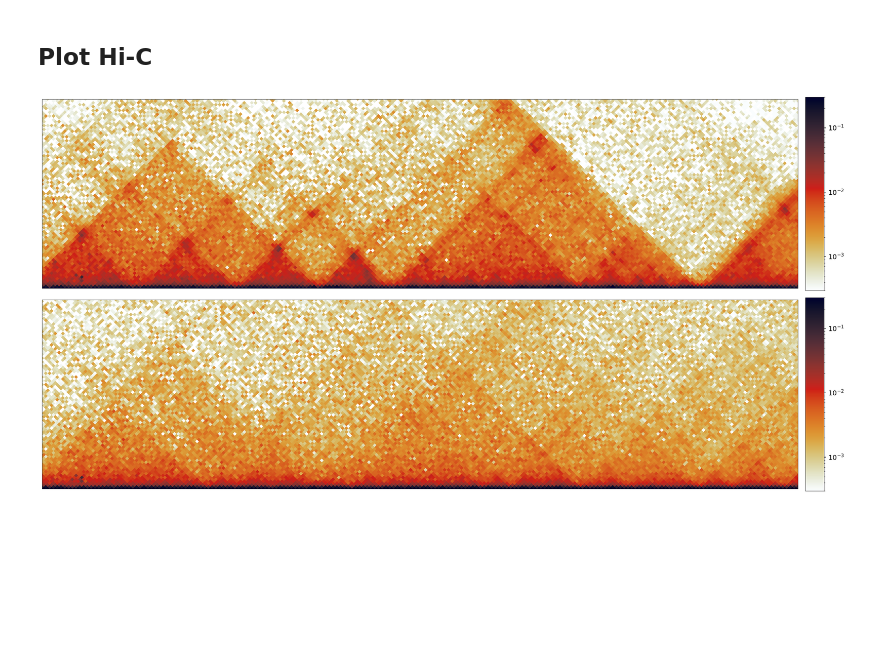
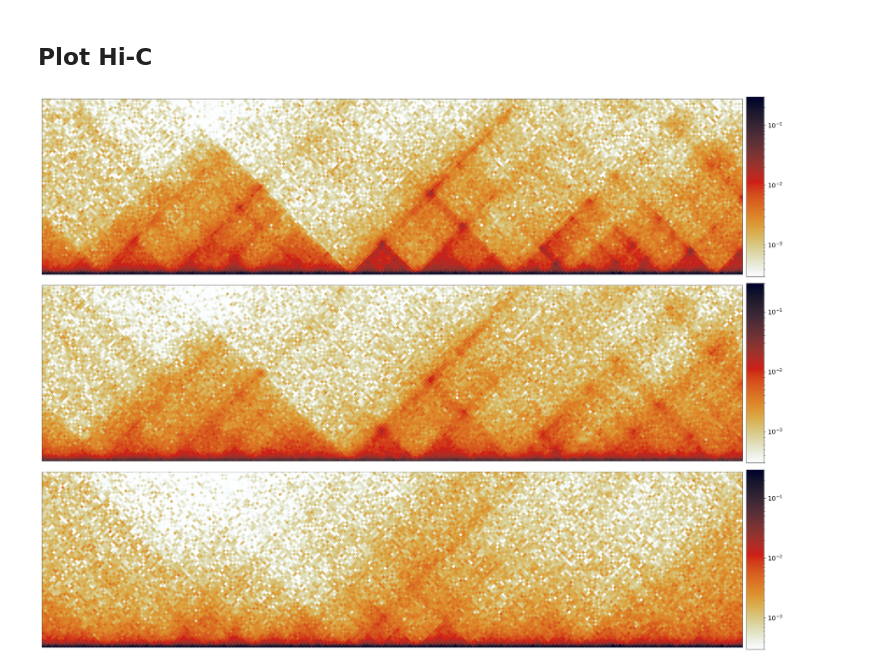
Before and after one commit to gerlichlab/takacs_mylarshchikov_et_al, a Jupyter notebook: notebooks/Figure3_A_ROI.ipynb, the cells around one changed output. Saved outputs shown, nothing was run; the diff lists cells and outputs as text; code cells hidden in the pictures; blank space fills up the shorter version.

```diff
--- a/notebooks/Figure3_A_ROI.ipynb
+++ b/notebooks/Figure3_A_ROI.ipynb
@@ -83,7 +85,7 @@ fig.tight_layout()
 # %% [markdown]
 ## Set parameters
 # %%
-sfig3_region = ('chr3', 97_800_000, 99_800_000)
+sfig3_region = ('chr3', 44_200_000, 46_200_000)
 
 # hi-c
 resolution = 10_000
@@ -92,29 +94,31 @@ hic_vmin = 3e-4
 hic_vmax = 3e-1
 
 wt_path = '/groups/gerlich/experiments/Experiments_006500/006575/coolers_repo/WT_G2/WT_G2.all.mcool'
+noAux_path = '/groups/gerlich/experiments/Experiments_006600/006683/CTCF_AID/coolers/CTCF_AID.all.mcool'
 dctcf_path = '/groups/gerlich/experiments/Experiments_006500/006575/coolers_repo/dCTCF_G2/dCTCF_G2.all.mcool'
 # %% [markdown]
 ## Plot Hi-C
 # %%
 sfig3_plotter = RegionPlotter(*sfig3_region)
 sfig3_plotter.add_hic(wt_path, resolution, hic_vmin, hic_vmax, max_separation, germany, height=1)
+sfig3_plotter.add_hic(noAux_path, resolution, hic_vmin, hic_vmax, max_separation, germany, height=1)
 sfig3_plotter.add_hic(dctcf_path, resolution, hic_vmin, hic_vmax, max_separation, germany, height=1)
 
-fig, axes = sfig3_plotter.plot(figsize=(20, 10), dpi=150, tick_all=False, tick_step=100_000)
-for i in range(2):
+fig, axes = sfig3_plotter.plot(figsize=(20, 15), dpi=150, tick_all=False, tick_step=100_000)
+for i in range(3):
     axes[i,0].set_yticks([]) # change yticks on the Hi-C track
     axes[i,0].set_yticklabels([]) # rename yticks on the Hi-C track
     axes[i,0].set_xticks([])
     axes[i,0].set_xticklabels([])
 
 for ax in axes.flat:
     ax.set_xlabel('')  # Remove x-axis label
 
     # Set border linewidth and make all spines visible
     for spine in ax.spines.values():
         spine.set_linewidth(0.5)  # Adjust linewidth as needed
         spine.set_visible(True)  # Ensure all borders are visible
 
 fig.tight_layout()
 # %% [output]
-[figure, old version]
+[figure, new version]
```
Also changed, not shown: parts of 1 cell of this notebook, 5 other files.
